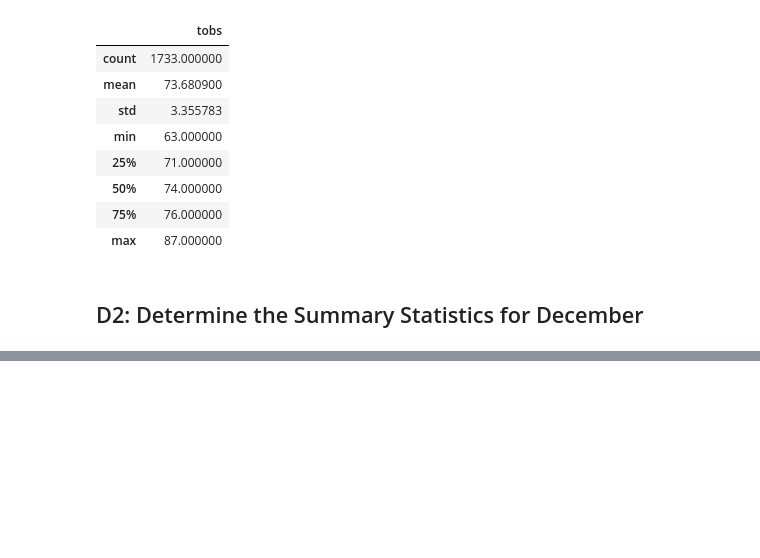
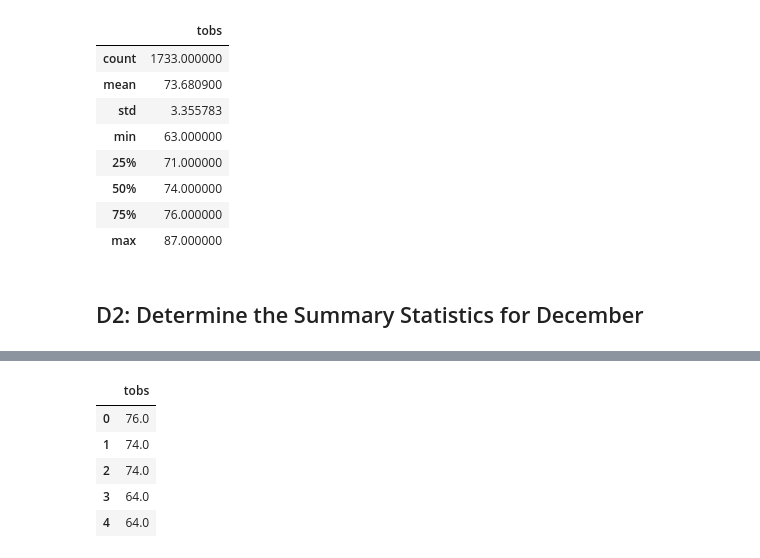
Before and after one commit to m-miley/surfs_up, a Jupyter notebook: SurfsUp_Challenge.ipynb, the cells around one changed output, grey strips where cells are left out. Saved outputs shown, nothing was run; the diff lists cells and outputs as text; code cells hidden in the pictures; blank space fills up the shorter version.

```diff
--- a/SurfsUp_Challenge.ipynb
+++ b/SurfsUp_Challenge.ipynb
@@ -111,4 +132,13 @@ june_df.describe()
 # %%
 # 8. Create a DataFrame from the list of temperatures for the month of December.
+december_df = pd.DataFrame(december_temps, columns=['tobs'])
+december_df.head()
+# %% [output]
+|  | tobs |
+| 0 | 76.0 |
+| 1 | 74.0 |
+| 2 | 74.0 |
+| 3 | 64.0 |
+| 4 | 64.0 |
 # %%
 # 9. Calculate and print out the summary statistics for the Decemeber temperature DataFrame.
```
Also changed, not shown: parts of 3 cells of this notebook.
